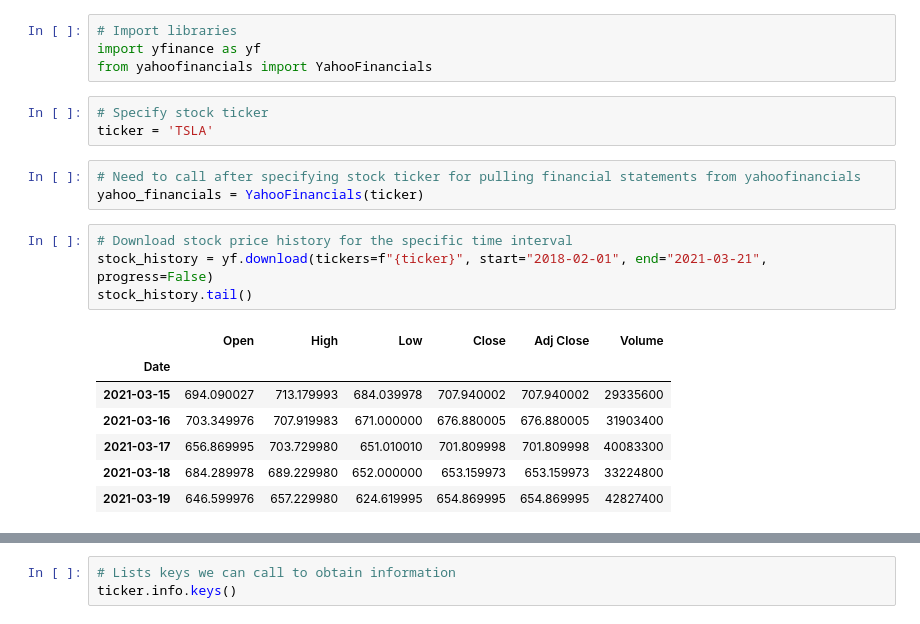
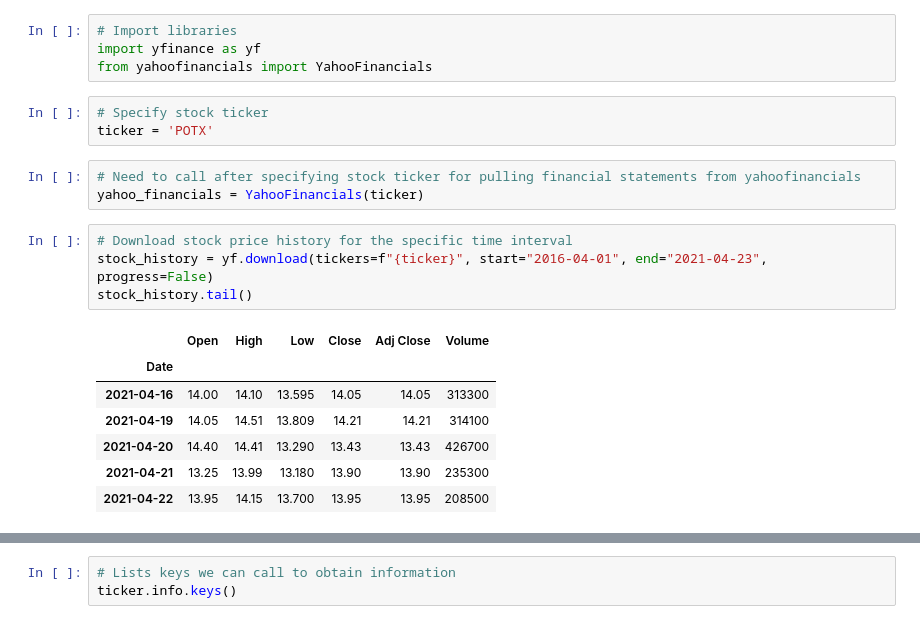
Before and after one commit to dbogatic/stock-evaluation, a Jupyter notebook: stock_fundamentals/fundamentals.ipynb, the cells around one changed output, grey strips where cells are left out. Drawn from its saved outputs; the diff is of its cells as text.

```diff
--- a/stock_fundamentals/fundamentals.ipynb
+++ b/stock_fundamentals/fundamentals.ipynb
@@ -6,22 +6,22 @@ import yfinance as yf
 from yahoofinancials import YahooFinancials
 # %%
 # Specify stock ticker
-ticker = 'TSLA'
+ticker = 'POTX'
 # %%
 # Need to call after specifying stock ticker for pulling financial statements from yahoofinancials
 yahoo_financials = YahooFinancials(ticker)
 # %%
 # Download stock price history for the specific time interval
-stock_history = yf.download(tickers=f"{ticker}", start="2018-02-01", end="2021-03-21", progress=False)
+stock_history = yf.download(tickers=f"{ticker}", start="2016-04-01", end="2021-04-23", progress=False)
 stock_history.tail()
 # %% [output]
 |  | Open | High | Low | Close | Adj Close | Volume |
 | Date |  |  |  |  |  |  |
-| 2021-03-15 | 694.090027 | 713.179993 | 684.039978 | 707.940002 | 707.940002 | 29335600 |
-| 2021-03-16 | 703.349976 | 707.919983 | 671.000000 | 676.880005 | 676.880005 | 31903400 |
-| 2021-03-17 | 656.869995 | 703.729980 | 651.010010 | 701.809998 | 701.809998 | 40083300 |
-| 2021-03-18 | 684.289978 | 689.229980 | 652.000000 | 653.159973 | 653.159973 | 33224800 |
-| 2021-03-19 | 646.599976 | 657.229980 | 624.619995 | 654.869995 | 654.869995 | 42827400 |
+| 2021-04-16 | 14.00 | 14.10 | 13.595 | 14.05 | 14.05 | 313300 |
+| 2021-04-19 | 14.05 | 14.51 | 13.809 | 14.21 | 14.21 | 314100 |
+| 2021-04-20 | 14.40 | 14.41 | 13.290 | 13.43 | 13.43 | 426700 |
+| 2021-04-21 | 13.25 | 13.99 | 13.180 | 13.90 | 13.90 | 235300 |
+| 2021-04-22 | 13.95 | 14.15 | 13.700 | 13.95 | 13.95 | 208500 |
 # %%
 # Need to specify to be able to pull information from yfinance
 ticker = yf.Ticker(f"{ticker}")
```
Also changed, not shown: parts of 1 cell of this notebook, 3 other files.
